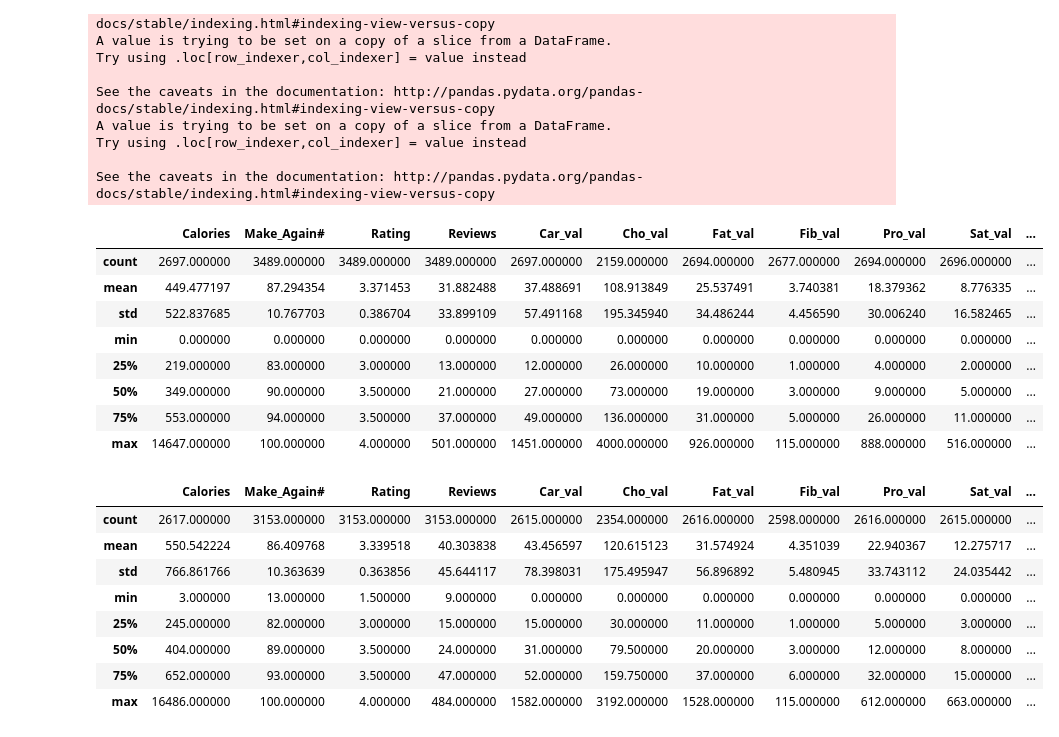
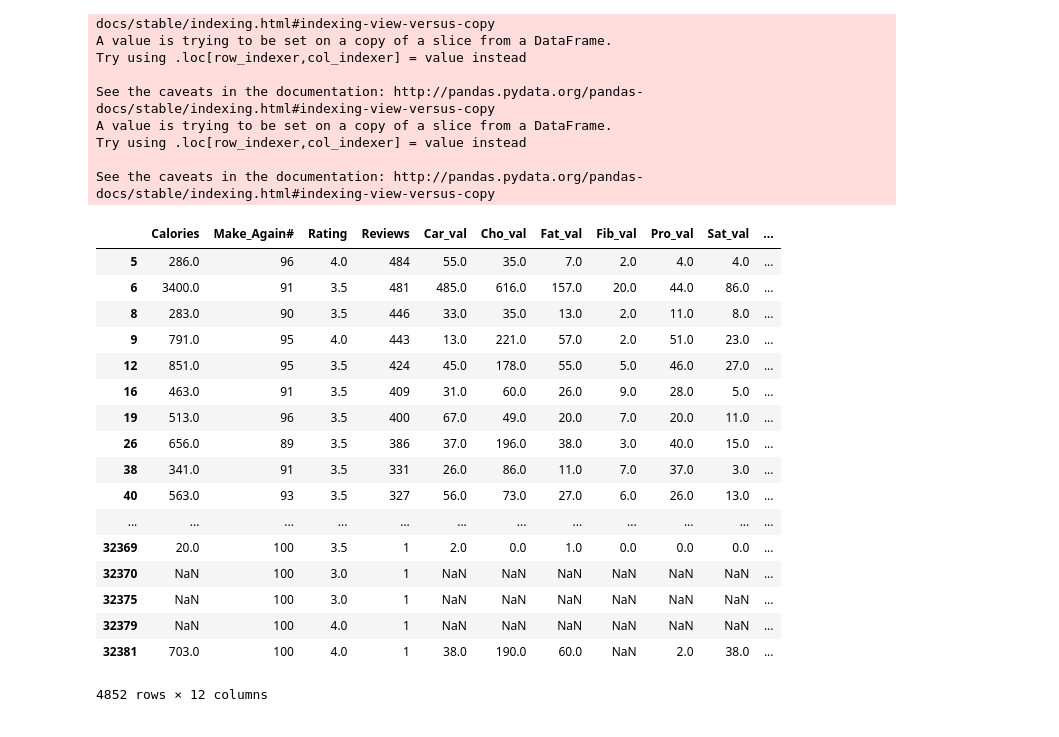
Before and after one commit to esotewic/Recipe_Hypothesis_Test, a Jupyter notebook: recipe_eda.ipynb, the cells around one changed output. Cells and saved outputs as stored; diff of their text form; code cells hidden in the pictures.

```diff
--- a/recipe_eda.ipynb
+++ b/recipe_eda.ipynb
@@ -104,3 +43,38 @@ summer_nutrition = Summer[['Calories', 'Carbohydrates', 'Cholesterol',
+# %%
+#extract all recipes with 'Winter' tag
+def find_winter(x):
+    col='Tag #'
+    for _ in range(1,39):
+        if x[col+str(_)]=='Winter': return True
+    return False
+
+mask = recipe_table.apply(find_winter,axis=1)
+#print(mask)
+
+Winter = recipe_table[mask]
+
+winter_nutrition = Winter[['Calories', 'Carbohydrates', 'Cholesterol',
+                           'Fat', 'Fiber','Make_Again', 'Monounsaturated Fat',
+                           'Polyunsaturated Fat', 'Protein', 'Rating', 'Reviews',
+                           'Saturated Fat', 'Sodium', 'Title', '_id']]
+# %%
+#extract all recipes with 'Winter' tag
+def find_summer(x):
+    col='Tag #'
+    for _ in range(1,39):
+        if x[col+str(_)]=='Summer': return True
+    return False
+
+mask = recipe_table.apply(find_summer,axis=1)
+#print(mask)
+
+Summer = recipe_table[mask]
+
+
+summer_nutrition = Summer[['Calories', 'Carbohydrates', 'Cholesterol',
+                           'Fat', 'Fiber','Make_Again', 'Monounsaturated Fat',
+                           'Polyunsaturated Fat', 'Protein', 'Rating', 'Reviews',
+                           'Saturated Fat', 'Sodium', 'Title', '_id']]
 # %%
 #data cleaning
 def get_val(x):
@@ -146,36 +120,32 @@ See the caveats in the documentation: http://pandas.pydata.org/pandas-docs/stabl
 # %%
 summer_nutritions = summer_nutrition[['Calories', 'Make_Again#', 'Rating', 'Reviews',
                                       'Car_val', 'Cho_val', 'Fat_val', 'Fib_val', 'Pro_val',
                                       'Sat_val', 'Sod_val']].apply(pd.to_numeric)
 winter_nutritions = winter_nutrition[['Calories', 'Make_Again#', 'Rating', 'Reviews',
                                       'Car_val', 'Cho_val', 'Fat_val', 'Fib_val', 'Pro_val',
                                       'Sat_val', 'Sod_val']].apply(pd.to_numeric)
 
 summer_nutritions['score'] = summer_nutritions['Rating'] * summer_nutritions['Reviews'] * summer_nutritions['Make_Again#']/100
 
 winter_nutritions['score'] = winter_nutritions['Rating'] * winter_nutritions['Reviews'] * winter_nutritions['Make_Again#']/100
-summer_nutritions.describe()
-# summer_nutritions
+
+winter_nutritions
 # %% [output]
 |  | Calories | Make_Again# | Rating | Reviews | Car_val | Cho_val | Fat_val | Fib_val | Pro_val | Sat_val | ... |
-| count | 2697.000000 | 3489.000000 | 3489.000000 | 3489.000000 | 2697.000000 | 2159.000000 | 2694.000000 | 2677.000000 | 2694.000000 | 2696.000000 | ... |
-| mean | 449.477197 | 87.294354 | 3.371453 | 31.882488 | 37.488691 | 108.913849 | 25.537491 | 3.740381 | 18.379362 | 8.776335 | ... |
-| std | 522.837685 | 10.767703 | 0.386704 | 33.899109 | 57.491168 | 195.345940 | 34.486244 | 4.456590 | 30.006240 | 16.582465 | ... |
-| min | 0.000000 | 0.000000 | 0.000000 | 0.000000 | 0.000000 | 0.000000 | 0.000000 | 0.000000 | 0.000000 | 0.000000 | ... |
-| 25% | 219.000000 | 83.000000 | 3.000000 | 13.000000 | 12.000000 | 26.000000 | 10.000000 | 1.000000 | 4.000000 | 2.000000 | ... |
-| 50% | 349.000000 | 90.000000 | 3.500000 | 21.000000 | 27.000000 | 73.000000 | 19.000000 | 3.000000 | 9.000000 | 5.000000 | ... |
-| 75% | 553.000000 | 94.000000 | 3.500000 | 37.000000 | 49.000000 | 136.000000 | 31.000000 | 5.000000 | 26.000000 | 11.000000 | ... |
-| max | 14647.000000 | 100.000000 | 4.000000 | 501.000000 | 1451.000000 | 4000.000000 | 926.000000 | 115.000000 | 888.000000 | 516.000000 | ... |
+| 5 | 286.0 | 96 | 4.0 | 484 | 55.0 | 35.0 | 7.0 | 2.0 | 4.0 | 4.0 | ... |
+| 6 | 3400.0 | 91 | 3.5 | 481 | 485.0 | 616.0 | 157.0 | 20.0 | 44.0 | 86.0 | ... |
+| 8 | 283.0 | 90 | 3.5 | 446 | 33.0 | 35.0 | 13.0 | 2.0 | 11.0 | 8.0 | ... |
+| 9 | 791.0 | 95 | 4.0 | 443 | 13.0 | 221.0 | 57.0 | 2.0 | 51.0 | 23.0 | ... |
+| 12 | 851.0 | 95 | 3.5 | 424 | 45.0 | 178.0 | 55.0 | 5.0 | 46.0 | 27.0 | ... |
+| 16 | 463.0 | 91 | 3.5 | 409 | 31.0 | 60.0 | 26.0 | 9.0 | 28.0 | 5.0 | ... |
+| 19 | 513.0 | 96 | 3.5 | 400 | 67.0 | 49.0 | 20.0 | 7.0 | 20.0 | 11.0 | ... |
+| 26 | 656.0 | 89 | 3.5 | 386 | 37.0 | 196.0 | 38.0 | 3.0 | 40.0 | 15.0 | ... |
+| 38 | 341.0 | 91 | 3.5 | 331 | 26.0 | 86.0 | 11.0 | 7.0 | 37.0 | 3.0 | ... |
+| 40 | 563.0 | 93 | 3.5 | 327 | 56.0 | 73.0 | 27.0 | 6.0 | 26.0 | 13.0 | ... |
+| ... | ... | ... | ... | ... | ... | ... | ... | ... | ... | ... | ... |
+| 32369 | 20.0 | 100 | 3.5 | 1 | 2.0 | 0.0 | 1.0 | 0.0 | 0.0 | 0.0 | ... |
+| 32370 | NaN | 100 | 3.0 | 1 | NaN | NaN | NaN | NaN | NaN | NaN | ... |
+| 32375 | NaN | 100 | 3.0 | 1 | NaN | NaN | NaN | NaN | NaN | NaN | ... |
+| 32379 | NaN | 100 | 4.0 | 1 | NaN | NaN | NaN | NaN | NaN | NaN | ... |
+| 32381 | 703.0 | 100 | 4.0 | 1 | 38.0 | 190.0 | 60.0 | NaN | 2.0 | 38.0 | ... |
+4852 rows × 12 columns
-# %%
-summer_nutritions.shape
-winter_nutritions.describe()
-# %% [output]
-|  | Calories | Make_Again# | Rating | Reviews | Car_val | Cho_val | Fat_val | Fib_val | Pro_val | Sat_val | ... |
-| count | 2617.000000 | 3153.000000 | 3153.000000 | 3153.000000 | 2615.000000 | 2354.000000 | 2616.000000 | 2598.000000 | 2616.000000 | 2615.000000 | ... |
-| mean | 550.542224 | 86.409768 | 3.339518 | 40.303838 | 43.456597 | 120.615123 | 31.574924 | 4.351039 | 22.940367 | 12.275717 | ... |
-| std | 766.861766 | 10.363639 | 0.363856 | 45.644117 | 78.398031 | 175.495947 | 56.896892 | 5.480945 | 33.743112 | 24.035442 | ... |
-| min | 3.000000 | 13.000000 | 1.500000 | 9.000000 | 0.000000 | 0.000000 | 0.000000 | 0.000000 | 0.000000 | 0.000000 | ... |
-| 25% | 245.000000 | 82.000000 | 3.000000 | 15.000000 | 15.000000 | 30.000000 | 11.000000 | 1.000000 | 5.000000 | 3.000000 | ... |
-| 50% | 404.000000 | 89.000000 | 3.500000 | 24.000000 | 31.000000 | 79.500000 | 20.000000 | 3.000000 | 12.000000 | 8.000000 | ... |
-| 75% | 652.000000 | 93.000000 | 3.500000 | 47.000000 | 52.000000 | 159.750000 | 37.000000 | 6.000000 | 32.000000 | 15.000000 | ... |
-| max | 16486.000000 | 100.000000 | 4.000000 | 484.000000 | 1582.000000 | 3192.000000 | 1528.000000 | 115.000000 | 612.000000 | 663.000000 | ... |
```
Also changed, not shown: parts of 37 cells of this notebook.
